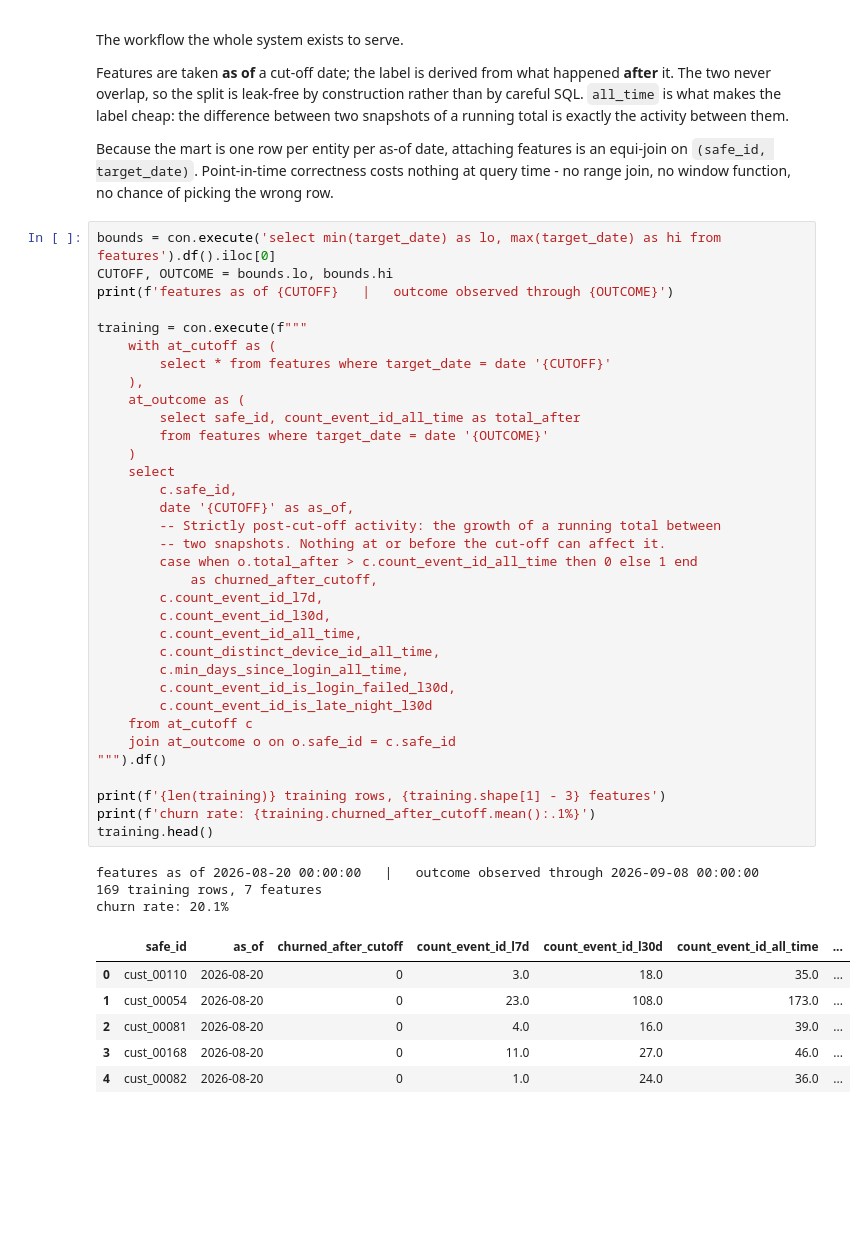
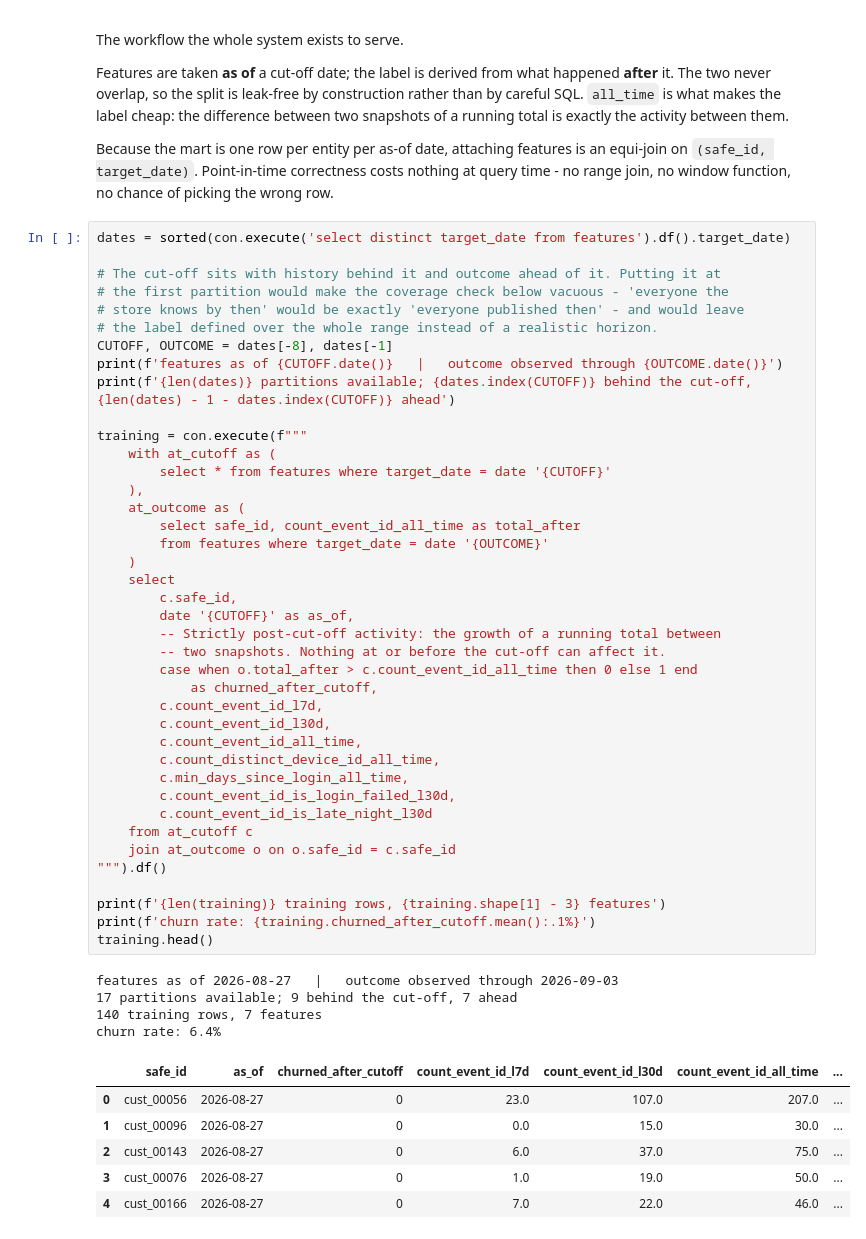
Before and after one commit to satrijandi/feature-mart, a Jupyter notebook: notebooks/01_validate_feature_store.ipynb, the cells around one changed output. Drawn from its saved outputs; the diff is of its cells as text; blank space fills up the shorter version.

```diff
--- a/notebooks/01_validate_feature_store.ipynb
+++ b/notebooks/01_validate_feature_store.ipynb
@@ -330,47 +339,54 @@ Because the mart is one row per entity per as-of date, attaching features is an
 equi-join on `(safe_id, target_date)`. Point-in-time correctness costs nothing at
 query time - no range join, no window function, no chance of picking the wrong row.
 # %%
-bounds = con.execute('select min(target_date) as lo, max(target_date) as hi from features').df().iloc[0]
-CUTOFF, OUTCOME = bounds.lo, bounds.hi
-print(f'features as of {CUTOFF}   |   outcome observed through {OUTCOME}')
+dates = sorted(con.execute('select distinct target_date from features').df().target_date)
+
+# The cut-off sits with history behind it and outcome ahead of it. Putting it at
+# the first partition would make the coverage check below vacuous - 'everyone the
+# store knows by then' would be exactly 'everyone published then' - and would leave
+# the label defined over the whole range instead of a realistic horizon.
+CUTOFF, OUTCOME = dates[-8], dates[-1]
+print(f'features as of {CUTOFF.date()}   |   outcome observed through {OUTCOME.date()}')
+print(f'{len(dates)} partitions available; {dates.index(CUTOFF)} behind the cut-off, {len(dates) - 1 - dates.index(CUTOFF)} ahead')
 
 training = con.execute(f"""
     with at_cutoff as (
         select * from features where target_date = date '{CUTOFF}'
     ),
     at_outcome as (
         select safe_id, count_event_id_all_time as total_after
         from features where target_date = date '{OUTCOME}'
     )
     select
         c.safe_id,
         date '{CUTOFF}' as as_of,
         -- Strictly post-cut-off activity: the growth of a running total between
         -- two snapshots. Nothing at or before the cut-off can affect it.
         case when o.total_after > c.count_event_id_all_time then 0 else 1 end
             as churned_after_cutoff,
         c.count_event_id_l7d,
         c.count_event_id_l30d,
         c.count_event_id_all_time,
         c.count_distinct_device_id_all_time,
         c.min_days_since_login_all_time,
         c.count_event_id_is_login_failed_l30d,
         c.count_event_id_is_late_night_l30d
     from at_cutoff c
     join at_outcome o on o.safe_id = c.safe_id
 """).df()
 
 print(f'{len(training)} training rows, {training.shape[1] - 3} features')
 print(f'churn rate: {training.churned_after_cutoff.mean():.1%}')
 training.head()
 # %% [output]
-features as of 2026-08-20 00:00:00   |   outcome observed through 2026-09-08 00:00:00
-169 training rows, 7 features
-churn rate: 20.1%
+features as of 2026-08-27   |   outcome observed through 2026-09-03
+17 partitions available; 9 behind the cut-off, 7 ahead
+140 training rows, 7 features
+churn rate: 6.4%
 |  | safe_id | as_of | churned_after_cutoff | count_event_id_l7d | count_event_id_l30d | count_event_id_all_time | ... |
-| 0 | cust_00110 | 2026-08-20 | 0 | 3.0 | 18.0 | 35.0 | ... |
-| 1 | cust_00054 | 2026-08-20 | 0 | 23.0 | 108.0 | 173.0 | ... |
-| 2 | cust_00081 | 2026-08-20 | 0 | 4.0 | 16.0 | 39.0 | ... |
-| 3 | cust_00168 | 2026-08-20 | 0 | 11.0 | 27.0 | 46.0 | ... |
-| 4 | cust_00082 | 2026-08-20 | 0 | 1.0 | 24.0 | 36.0 | ... |
+| 0 | cust_00056 | 2026-08-27 | 0 | 23.0 | 107.0 | 207.0 | ... |
+| 1 | cust_00096 | 2026-08-27 | 0 | 0.0 | 15.0 | 30.0 | ... |
+| 2 | cust_00143 | 2026-08-27 | 0 | 6.0 | 37.0 | 75.0 | ... |
+| 3 | cust_00076 | 2026-08-27 | 0 | 1.0 | 19.0 | 50.0 | ... |
+| 4 | cust_00166 | 2026-08-27 | 0 | 7.0 | 22.0 | 46.0 | ... |
 # %%
```
Also changed, not shown: parts of 13 cells of this notebook, 32 other files.
